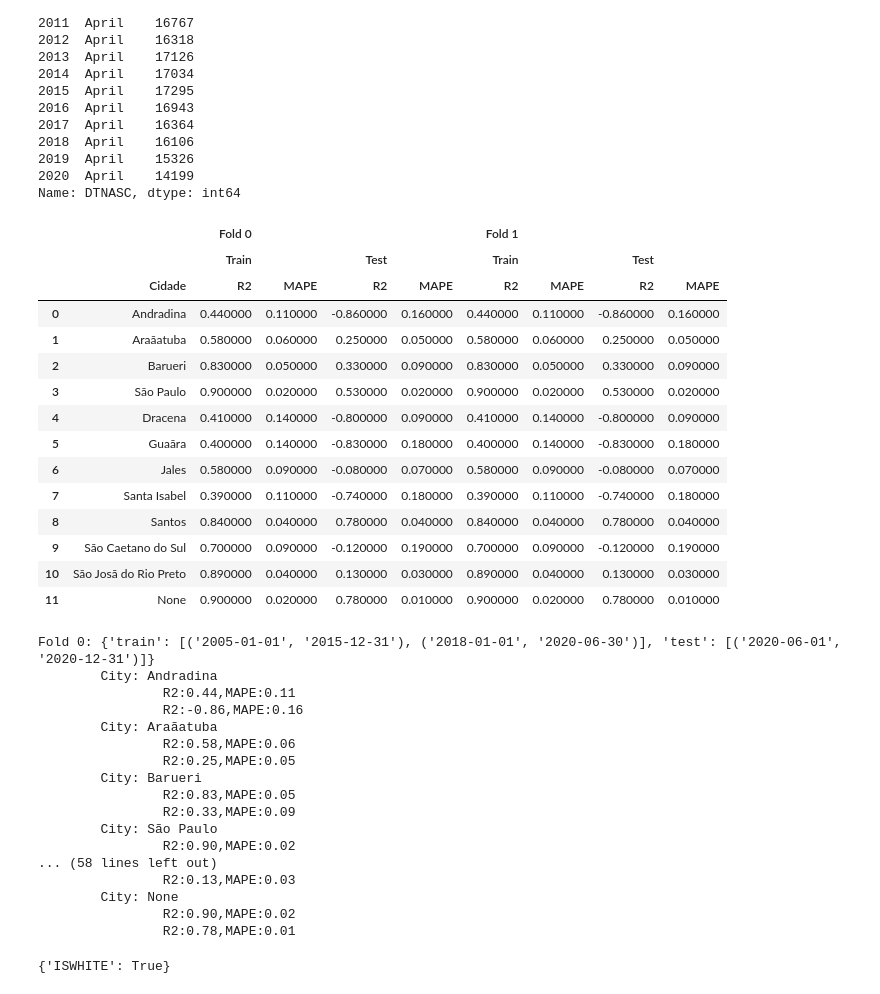
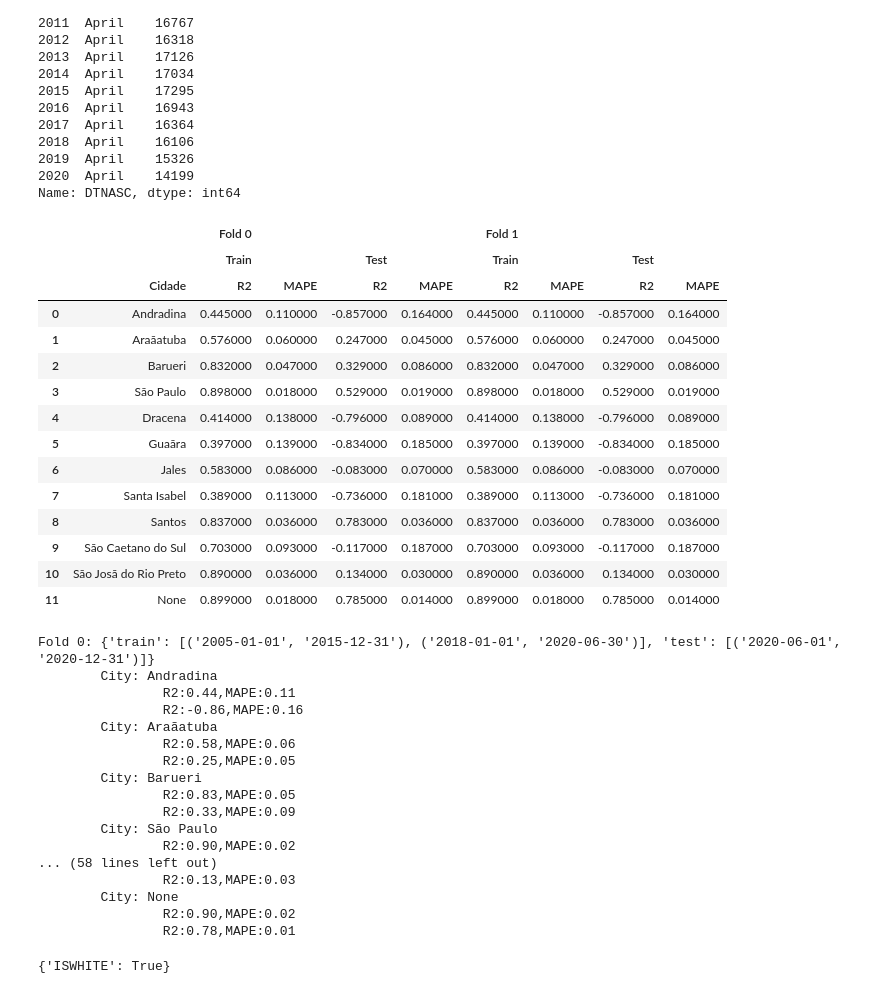
Before and after one commit to Kotzly/DS4H_Course, a Jupyter notebook: notebooks/DS4H_full.ipynb, the cells around one changed output. Drawn from its saved outputs; the diff is of its cells as text; code cells hidden in the pictures.

```diff
--- a/notebooks/DS4H_full.ipynb
+++ b/notebooks/DS4H_full.ipynb
@@ -597,7 +597,7 @@ def create_results_table(results):
     ["Cidade"] + ["R2", "MAPE"] * 4,
   ]
   cols = pd.MultiIndex.from_tuples(tuple(zip(*header)))
-  results_df = pd.DataFrame(table, columns=cols)
+  results_df = pd.DataFrame(table, columns=cols).round(3)
 
   def highlight_r2(x):
     return ['font-weight: bold' if v > 0.5 else '' for v in x]
@@ -608,7 +608,7 @@ def create_results_table(results):
   # results_df = results_df.style.apply(highlight_r2, subset=pd.IndexSlice[:, [("Fold {fold_index}", "{fold}", "R2") for fold_index in range(1) for fold in ("Train", "Test")]])
   # results_df = results_df.style.apply(highlight_mape, subset=pd.IndexSlice[:, [("Fold {fold_index}", "{fold}", "MAPE") for fold_index in range(1) for fold in ("Train", "Test")]])
 
-  return results_df.round(2).style\
+  return results_df, results_df.style\
     .apply(highlight_r2, subset=pd.IndexSlice[:, [(f"Fold {fold_index}", f"{fold}", "R2") for fold_index in range(2) for fold in ("Train", "Test")]])\
     .apply(highlight_mape, subset=pd.IndexSlice[:, [(f"Fold {fold_index}", f"{fold}", "MAPE") for fold_index in range(2) for fold in ("Train", "Test")]])
 # %%
@@ -624,47 +624,47 @@ for i, fold in enumerate(FOLDS):
     train_intervals, test_intervals = fold["train"], fold["test"]
     x_train, y_train, _ = create_folds_seq_with_year(processed_df, train_intervals, n_months=N_MONTHS, n_years=N_YEARS, city=city, use_year=USE_YEAR, other_filters=None)
     x_test, y_test, _ = create_folds_seq_with_year(processed_df, test_intervals, n_months=N_MONTHS, n_years=N_YEARS, city=city, use_year=USE_YEAR, other_filters=None)
 
     scaler = StandardScaler()
 
     model = LinearRegression()
     model.fit(x_train, y_train)
     r_test = evaluate(y_test, model.predict(x_test))
     r_train = evaluate(y_train, model.predict(x_train))
 
     result_dict[city] = {
         "model": model,
         "train": r_train,
         "test": r_test,
     }
 
   results.append(result_dict)
 
-result_df = create_results_table(results)
-display(result_df)
+result_df, formatted_df = create_results_table(results)
+display(formatted_df)
 print("\n\n")
 for i in range(len(results)):
   print(f"Fold {i}: {FOLDS[i]}")
   for city in results[i].keys():
     print(f"\tCity: {city}")
     print("\t\tR2:{:.2f},MAPE:{:.2f}".format(results[i][city]["train"]["R2"], results[i][city]["train"]["MAPE"]))
     print("\t\tR2:{:.2f},MAPE:{:.2f}".format(results[i][city]["test"]["R2"], results[i][city]["test"]["MAPE"]))
 # %% [output]
 |  |  | Fold 0 |  |  |  | Fold 1 |  |  |  |
 |  |  | Train |  | Test |  | Train |  | Test |  |
 |  | Cidade | R2 | MAPE | R2 | MAPE | R2 | MAPE | R2 | MAPE |
-| 0 | Andradina | 0.440000 | 0.110000 | -0.860000 | 0.160000 | 0.440000 | 0.110000 | -0.860000 | 0.160000 |
-| 1 | Araãatuba | 0.580000 | 0.060000 | 0.250000 | 0.050000 | 0.580000 | 0.060000 | 0.250000 | 0.050000 |
-| 2 | Barueri | 0.830000 | 0.050000 | 0.330000 | 0.090000 | 0.830000 | 0.050000 | 0.330000 | 0.090000 |
-| 3 | São Paulo | 0.900000 | 0.020000 | 0.530000 | 0.020000 | 0.900000 | 0.020000 | 0.530000 | 0.020000 |
-| 4 | Dracena | 0.410000 | 0.140000 | -0.800000 | 0.090000 | 0.410000 | 0.140000 | -0.800000 | 0.090000 |
-| 5 | Guaãra | 0.400000 | 0.140000 | -0.830000 | 0.180000 | 0.400000 | 0.140000 | -0.830000 | 0.180000 |
-| 6 | Jales | 0.580000 | 0.090000 | -0.080000 | 0.070000 | 0.580000 | 0.090000 | -0.080000 | 0.070000 |
-| 7 | Santa Isabel | 0.390000 | 0.110000 | -0.740000 | 0.180000 | 0.390000 | 0.110000 | -0.740000 | 0.180000 |
-| 8 | Santos | 0.840000 | 0.040000 | 0.780000 | 0.040000 | 0.840000 | 0.040000 | 0.780000 | 0.040000 |
-| 9 | São Caetano do Sul | 0.700000 | 0.090000 | -0.120000 | 0.190000 | 0.700000 | 0.090000 | -0.120000 | 0.190000 |
-| 10 | São Josã do Rio Preto | 0.890000 | 0.040000 | 0.130000 | 0.030000 | 0.890000 | 0.040000 | 0.130000 | 0.030000 |
-| 11 | None | 0.900000 | 0.020000 | 0.780000 | 0.010000 | 0.900000 | 0.020000 | 0.780000 | 0.010000 |
+| 0 | Andradina | 0.445000 | 0.110000 | -0.857000 | 0.164000 | 0.445000 | 0.110000 | -0.857000 | 0.164000 |
+| 1 | Araãatuba | 0.576000 | 0.060000 | 0.247000 | 0.045000 | 0.576000 | 0.060000 | 0.247000 | 0.045000 |
+| 2 | Barueri | 0.832000 | 0.047000 | 0.329000 | 0.086000 | 0.832000 | 0.047000 | 0.329000 | 0.086000 |
+| 3 | São Paulo | 0.898000 | 0.018000 | 0.529000 | 0.019000 | 0.898000 | 0.018000 | 0.529000 | 0.019000 |
+| 4 | Dracena | 0.414000 | 0.138000 | -0.796000 | 0.089000 | 0.414000 | 0.138000 | -0.796000 | 0.089000 |
+| 5 | Guaãra | 0.397000 | 0.139000 | -0.834000 | 0.185000 | 0.397000 | 0.139000 | -0.834000 | 0.185000 |
+| 6 | Jales | 0.583000 | 0.086000 | -0.083000 | 0.070000 | 0.583000 | 0.086000 | -0.083000 | 0.070000 |
+| 7 | Santa Isabel | 0.389000 | 0.113000 | -0.736000 | 0.181000 | 0.389000 | 0.113000 | -0.736000 | 0.181000 |
+| 8 | Santos | 0.837000 | 0.036000 | 0.783000 | 0.036000 | 0.837000 | 0.036000 | 0.783000 | 0.036000 |
+| 9 | São Caetano do Sul | 0.703000 | 0.093000 | -0.117000 | 0.187000 | 0.703000 | 0.093000 | -0.117000 | 0.187000 |
+| 10 | São Josã do Rio Preto | 0.890000 | 0.036000 | 0.134000 | 0.030000 | 0.890000 | 0.036000 | 0.134000 | 0.030000 |
+| 11 | None | 0.899000 | 0.018000 | 0.785000 | 0.014000 | 0.899000 | 0.018000 | 0.785000 | 0.014000 |
 Fold 0: {'train': [('2005-01-01', '2015-12-31'), ('2018-01-01', '2020-06-30')], 'test': [('2020-06-01', '2020-12-31')]}
         City: Andradina
                 R2:0.44,MAPE:0.11
```
Also changed, not shown: parts of 1 cell of this notebook.
